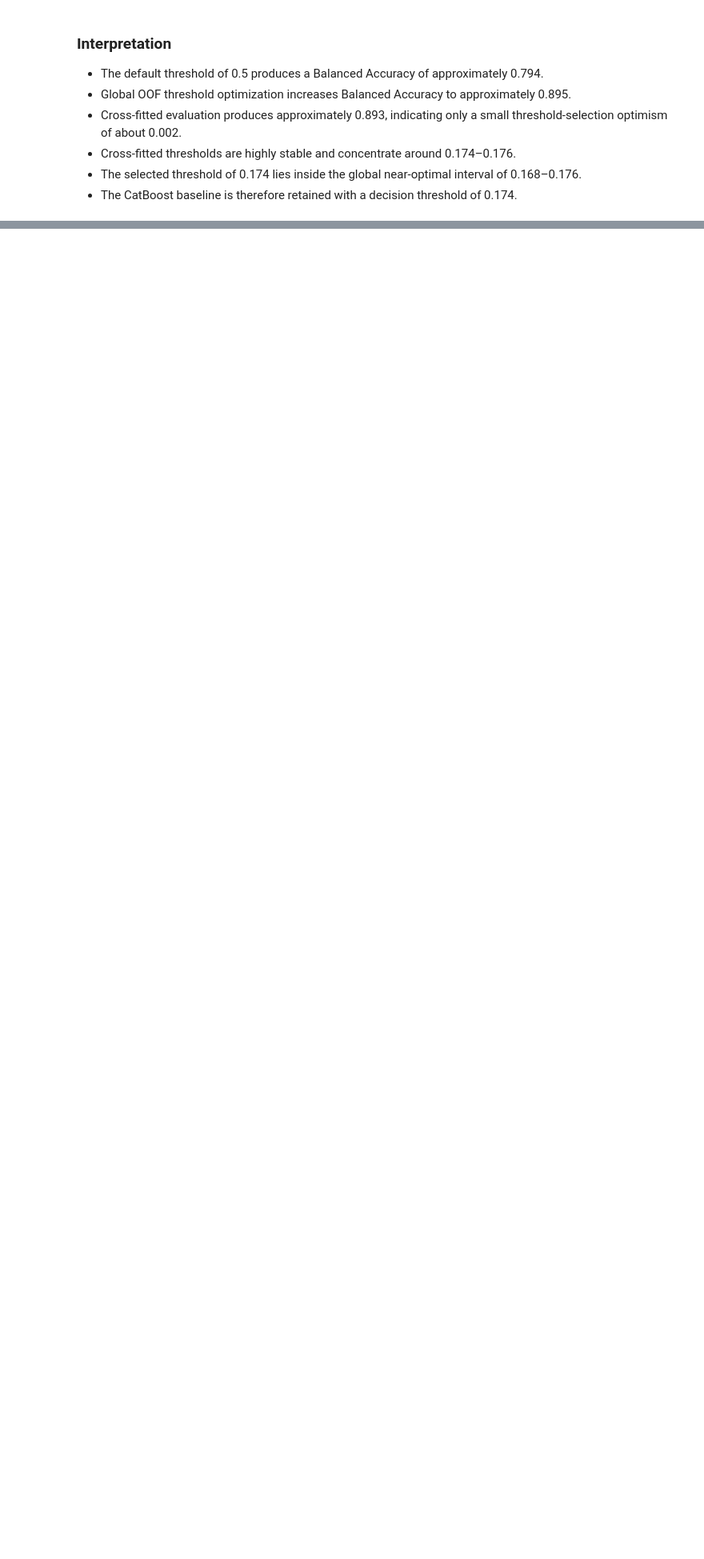
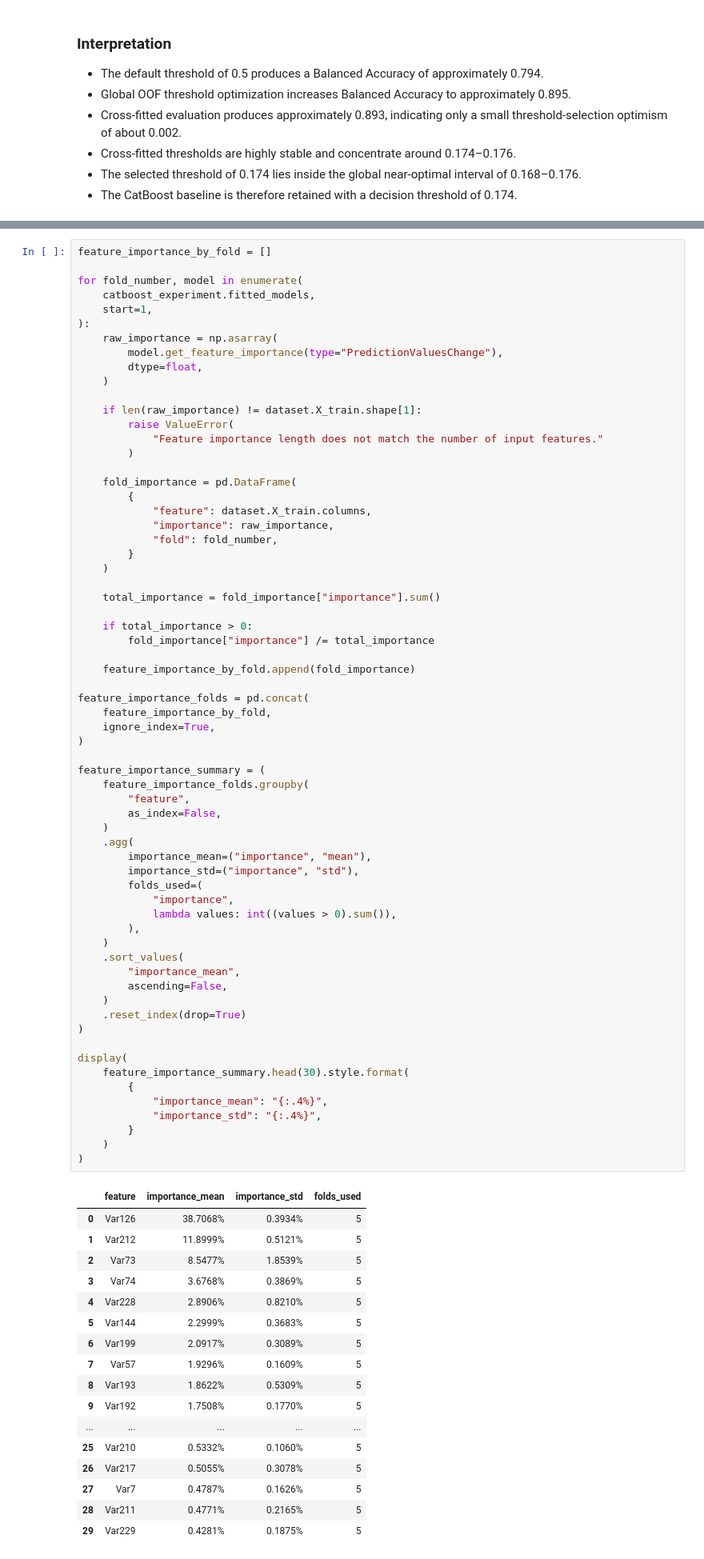
Before and after one commit to ayri77/neoversity-ml-final, a Jupyter notebook: notebooks/04_catboost_baseline.ipynb, the cells around one changed output, grey strips where cells are left out. Shown at 80% size. Cells and saved outputs as stored; diff of their text form; blank space fills up the shorter version.

Commit message:
Persist fitted models and add feature importance

```diff
--- a/notebooks/04_catboost_baseline.ipynb
+++ b/notebooks/04_catboost_baseline.ipynb
@@ -485,0 +498,83 @@ Threshold diagnostics saved to: c:\Users\pbori\Documents\Courses\Neoversity\ML F
+# %%
+feature_importance_by_fold = []
+
+for fold_number, model in enumerate(
+    catboost_experiment.fitted_models,
+    start=1,
+):
+    raw_importance = np.asarray(
+        model.get_feature_importance(type="PredictionValuesChange"),
+        dtype=float,
+    )
+
+    if len(raw_importance) != dataset.X_train.shape[1]:
+        raise ValueError(
+            "Feature importance length does not match the number of input features."
+        )
+
+    fold_importance = pd.DataFrame(
+        {
+            "feature": dataset.X_train.columns,
+            "importance": raw_importance,
+            "fold": fold_number,
+        }
+    )
+
+    total_importance = fold_importance["importance"].sum()
+
+    if total_importance > 0:
+        fold_importance["importance"] /= total_importance
+
+    feature_importance_by_fold.append(fold_importance)
+
+feature_importance_folds = pd.concat(
+    feature_importance_by_fold,
+    ignore_index=True,
+)
+
+feature_importance_summary = (
+    feature_importance_folds.groupby(
+        "feature",
+        as_index=False,
+    )
+    .agg(
+        importance_mean=("importance", "mean"),
+        importance_std=("importance", "std"),
+        folds_used=(
+            "importance",
+            lambda values: int((values > 0).sum()),
+        ),
+    )
+    .sort_values(
+        "importance_mean",
+        ascending=False,
+    )
+    .reset_index(drop=True)
+)
+
+display(
+    feature_importance_summary.head(30).style.format(
+        {
+            "importance_mean": "{:.4%}",
+            "importance_std": "{:.4%}",
+        }
+    )
+)
+# %% [output]
+|  | feature | importance_mean | importance_std | folds_used |
+| 0 | Var126 | 38.7068% | 0.3934% | 5 |
+| 1 | Var212 | 11.8999% | 0.5121% | 5 |
+| 2 | Var73 | 8.5477% | 1.8539% | 5 |
+| 3 | Var74 | 3.6768% | 0.3869% | 5 |
+| 4 | Var228 | 2.8906% | 0.8210% | 5 |
+| 5 | Var144 | 2.2999% | 0.3683% | 5 |
+| 6 | Var199 | 2.0917% | 0.3089% | 5 |
+| 7 | Var57 | 1.9296% | 0.1609% | 5 |
+| 8 | Var193 | 1.8622% | 0.5309% | 5 |
+| 9 | Var192 | 1.7508% | 0.1770% | 5 |
+| ... | ... | ... | ... | ... |
+| 25 | Var210 | 0.5332% | 0.1060% | 5 |
+| 26 | Var217 | 0.5055% | 0.3078% | 5 |
+| 27 | Var7 | 0.4787% | 0.1626% | 5 |
+| 28 | Var211 | 0.4771% | 0.2165% | 5 |
+| 29 | Var229 | 0.4281% | 0.1875% | 5 |
```
Also changed, not shown: parts of 5 cells of this notebook, 2 other files.
